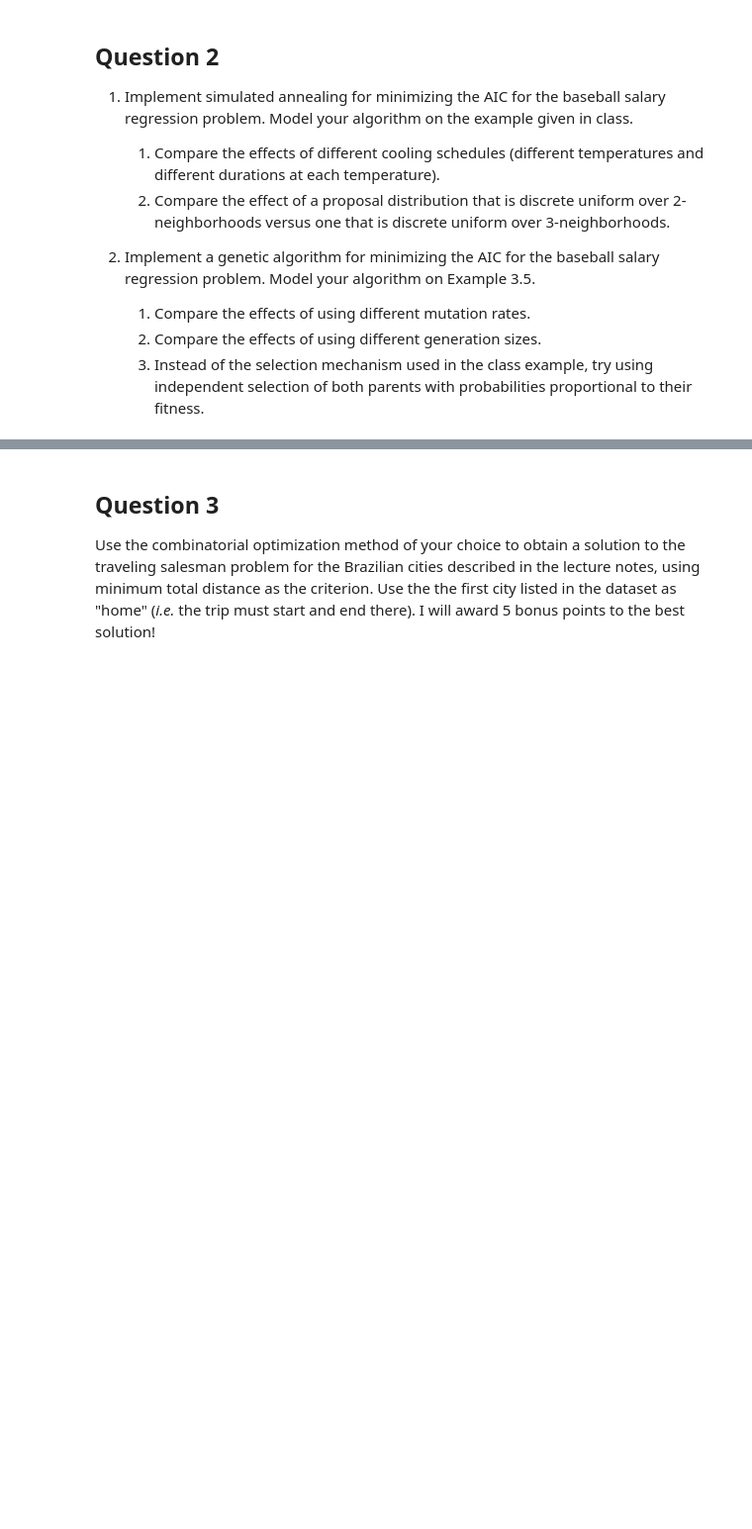
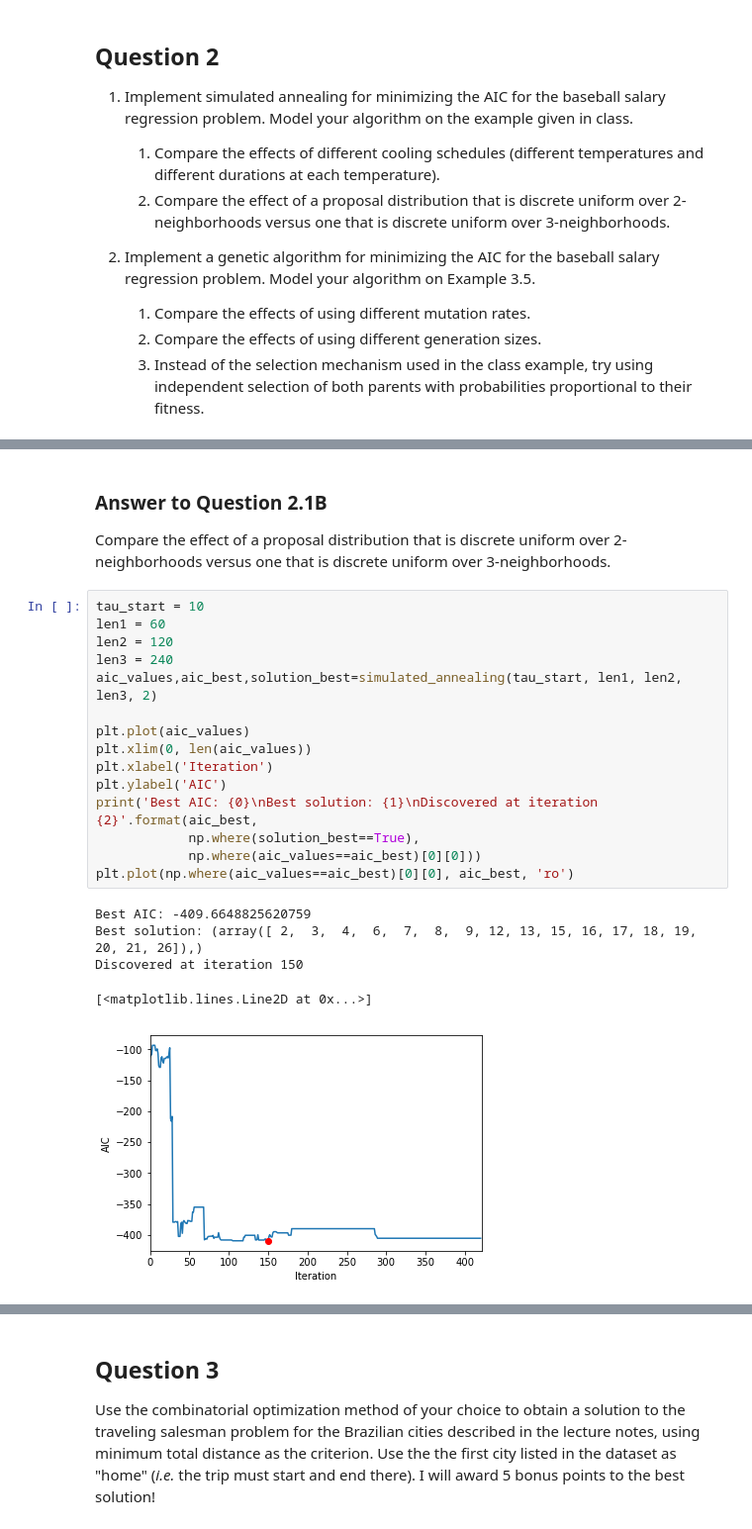
Before and after one commit to sfmaddox/8366_sfmaddox, a Jupyter notebook: Homework 1.ipynb, the cells around one changed output, grey strips where cells are left out. Shown at 99% size. Drawn from its saved outputs; the diff is of its cells as text; blank space fills up the shorter version.

```diff
--- a/Homework 1.ipynb
+++ b/Homework 1.ipynb
@@ -70,0 +201,24 @@ NameError: name 'baseball' is not defined
+# %% [markdown]
+### Answer to Question 2.1B
+Compare the effect of a proposal distribution that is discrete uniform over 2-neighborhoods versus one that is discrete uniform over 3-neighborhoods.
+# %%
+tau_start = 10
+len1 = 60
+len2 = 120
+len3 = 240
+aic_values,aic_best,solution_best=simulated_annealing(tau_start, len1, len2, len3, 2)
+
+plt.plot(aic_values)
+plt.xlim(0, len(aic_values))
+plt.xlabel('Iteration')
+plt.ylabel('AIC')
+print('Best AIC: {0}\nBest solution: {1}\nDiscovered at iteration {2}'.format(aic_best,
+            np.where(solution_best==True),
+            np.where(aic_values==aic_best)[0][0]))
+plt.plot(np.where(aic_values==aic_best)[0][0], aic_best, 'ro')
+# %% [output]
+Best AIC: -409.6648825620759
+Best solution: (array([ 2,  3,  4,  6,  7,  8,  9, 12, 13, 15, 16, 17, 18, 19, 20, 21, 26]),)
+Discovered at iteration 150
+[<matplotlib.lines.Line2D at 0x...>]
+[figure, added]
```
Also changed, not shown: parts of 29 cells of this notebook.
